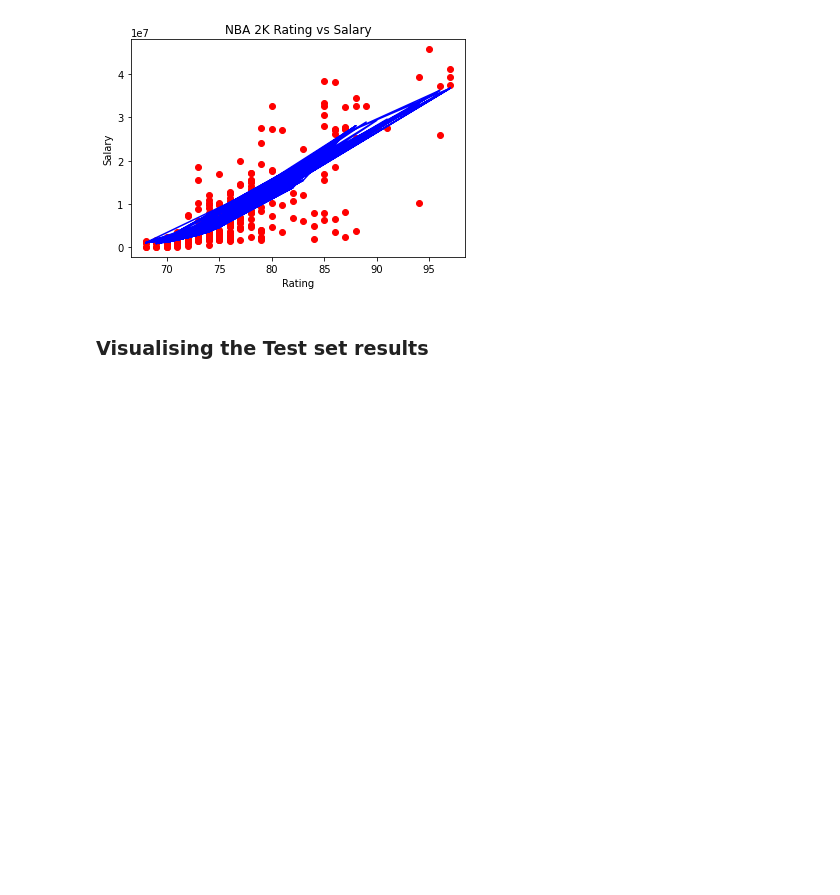
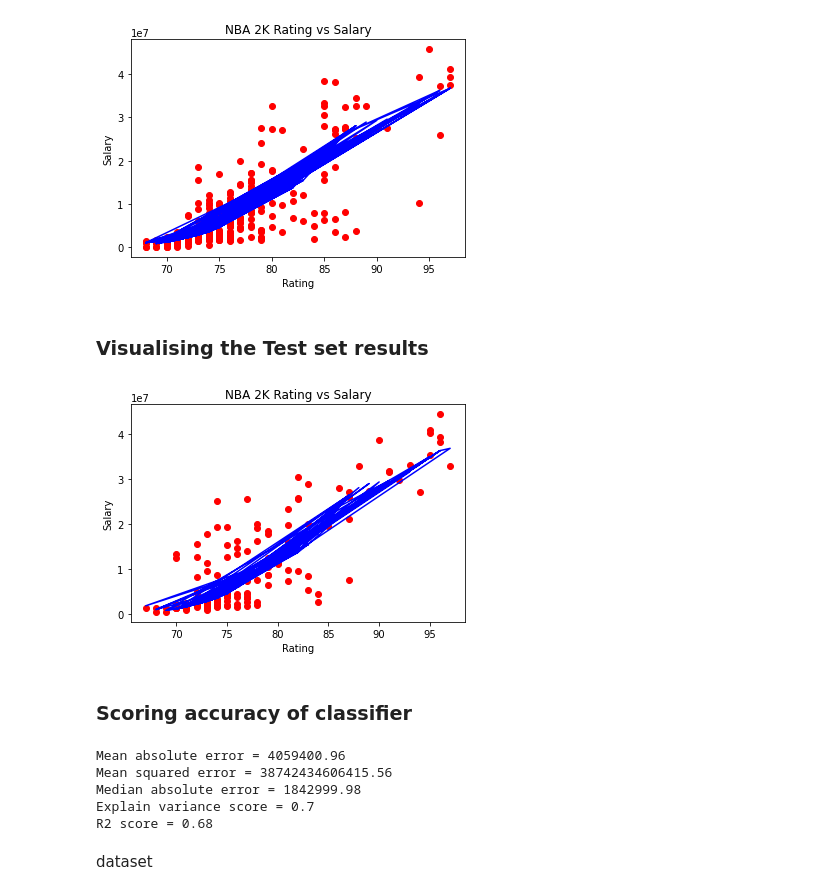
Before and after one commit to osamja/kaggle-notebooks, a Jupyter notebook: svr-predict-salary-of-nba-2k-players.ipynb, the cells around one changed output. Saved outputs shown, nothing was run; the diff lists cells and outputs as text; code cells hidden in the pictures; blank space fills up the shorter version.

Commit message:
Kaggle Notebook | SVR: Predict salary of nba 2k players | Version 5

```diff
--- a/svr-predict-salary-of-nba-2k-players.ipynb
+++ b/svr-predict-salary-of-nba-2k-players.ipynb
@@ -37,7 +37,9 @@ y = y.astype(int)
 # %%
 from sklearn.model_selection import train_test_split
 X_train, X_test, y_train, y_test = train_test_split(X, y, test_size = 1/3, random_state = 0)
+
 X_train, y_train = X_train.reshape(len(X_train), 1), y_train.reshape((len(y_train), 1))
+X_test, y_test = X_test.reshape(len(X_test), 1), y_test.reshape((len(y_test), 1))
 # %% [markdown]
 ### Feature Scaling
 # %%
@@ -83,12 +85,37 @@ plt.show()
 # %% [markdown]
 ### Visualising the Test set results
 # %%
-sf
+plt.scatter(X_test, y_test, color = 'red')
+predicted_salaries = sc_y.inverse_transform(regressor.predict(sc_X.transform(X_test)).reshape(-1,1))
+plt.plot(X_test, predicted_salaries, color = 'blue')
 
-
-# plt.scatter(X_test, y_test, color = 'red')
-# plt.plot(X_train, regressor.predict(X_train), color = 'blue')
-# plt.title('Salary vs Experience (Test set)')
-# plt.xlabel('Years of Experience')
-# plt.ylabel('Salary')
-# plt.show()
+plt.title('NBA 2K Rating vs Salary')
+plt.xlabel('Rating')
+plt.ylabel('Salary')
+plt.show()
+# %% [output]
+[figure, added]
+# %% [markdown]
+### Scoring accuracy of classifier
+# %%
+# https://subscription.packtpub.com/book/data/9781789808452/1/ch01lvl1sec12/computing-regression-accuracy
+
+import sklearn.metrics as sm
+
+y_test_pred = predicted_salaries
+
+print("Mean absolute error =", round(sm.mean_absolute_error(y_test, y_test_pred), 2))
+print("Mean squared error =", round(sm.mean_squared_error(y_test, y_test_pred), 2))
+print("Median absolute error =", round(sm.median_absolute_error(y_test, y_test_pred), 2))
+print("Explain variance score =", round(sm.explained_variance_score(y_test, y_test_pred), 2))
+print("R2 score =", round(sm.r2_score(y_test, y_test_pred), 2))
+
+# with an R2 score = 0.68 this model isn't great (want to be as close to 1 as possible, let's see if training using more features helps)
+# %% [output]
+Mean absolute error = 4059400.96
+Mean squared error = 38742434606415.56
+Median absolute error = 1842999.98
+Explain variance score = 0.7
+R2 score = 0.68
+# %% [markdown]
+dataset
```
